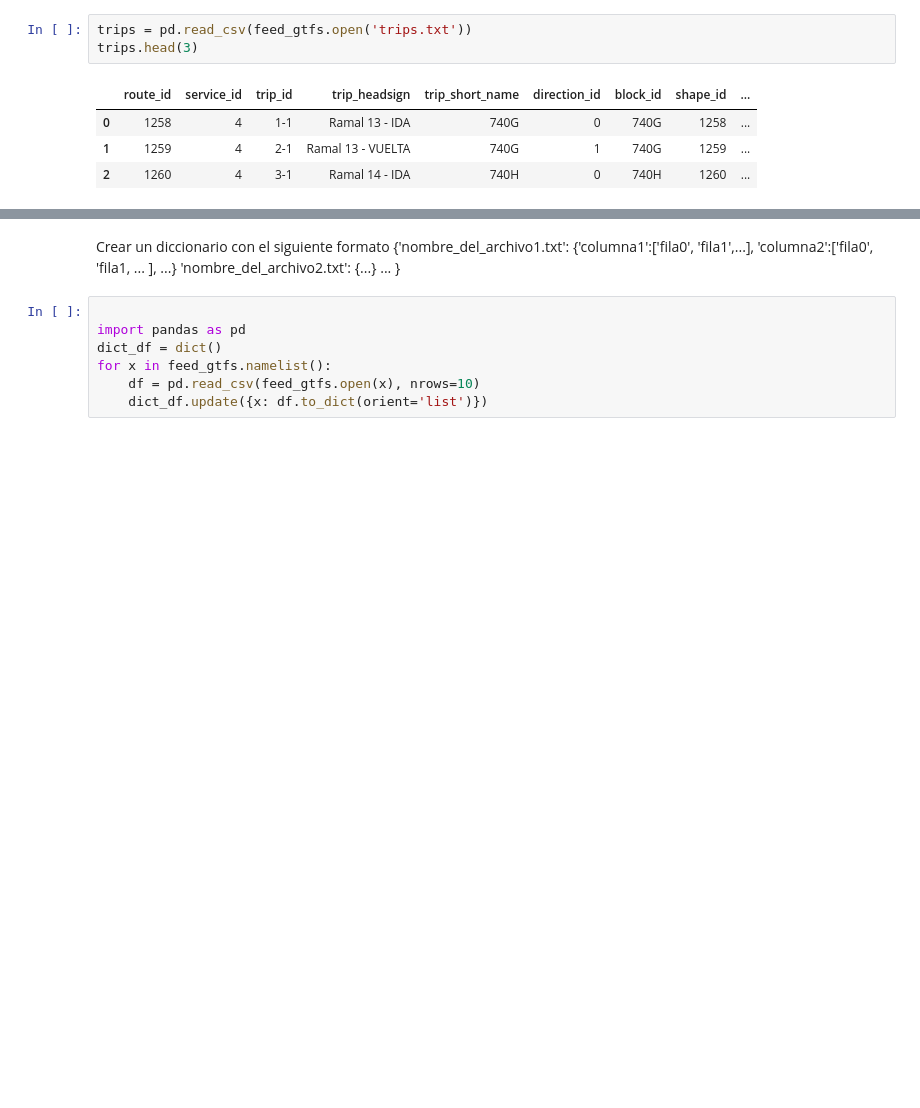
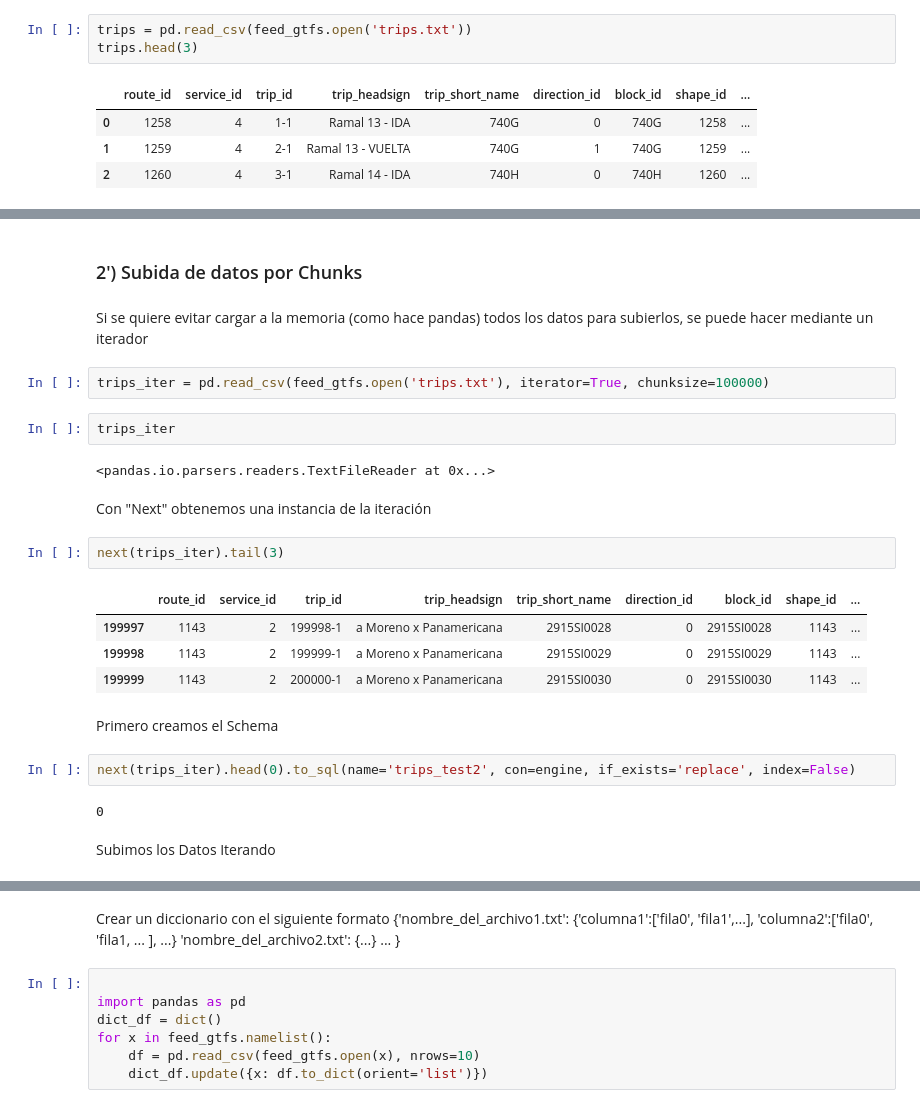
Before and after one commit to GraffignaBracco/BaseDeDatos2024, a Jupyter notebook: Clases/01_Bases_De_Datos/Clase.ipynb, the cells around one changed output, grey strips where cells are left out. Drawn from its saved outputs; the diff is of its cells as text; blank space fills up the shorter version.

```diff
--- a/Clases/01/Clase.ipynb
+++ b/Clases/01_Bases_De_Datos/Clase.ipynb
@@ -134,0 +214,27 @@ trips.head(3)
+# %% [markdown]
+### 2') Subida de datos por Chunks
+# %% [markdown]
+Si se quiere evitar cargar a la memoria (como hace pandas) todos los datos para subierlos, se puede hacer mediante un iterador
+# %%
+trips_iter = pd.read_csv(feed_gtfs.open('trips.txt'), iterator=True, chunksize=100000)
+# %%
+trips_iter
+# %% [output]
+<pandas.io.parsers.readers.TextFileReader at 0x...>
+# %% [markdown]
+Con "Next" obtenemos una instancia de la iteración
+# %%
+next(trips_iter).tail(3)
+# %% [output]
+|  | route_id | service_id | trip_id | trip_headsign | trip_short_name | direction_id | block_id | shape_id | ... |
+| 199997 | 1143 | 2 | 199998-1 | a Moreno x Panamericana | 2915SI0028 | 0 | 2915SI0028 | 1143 | ... |
+| 199998 | 1143 | 2 | 199999-1 | a Moreno x Panamericana | 2915SI0029 | 0 | 2915SI0029 | 1143 | ... |
+| 199999 | 1143 | 2 | 200000-1 | a Moreno x Panamericana | 2915SI0030 | 0 | 2915SI0030 | 1143 | ... |
+# %% [markdown]
+Primero creamos el Schema
+# %%
+next(trips_iter).head(0).to_sql(name='trips_test2', con=engine, if_exists='replace', index=False)
+# %% [output]
+0
+# %% [markdown]
+Subimos los Datos Iterando
```
Also changed, not shown: parts of 34 cells of this notebook, 12 other files.
